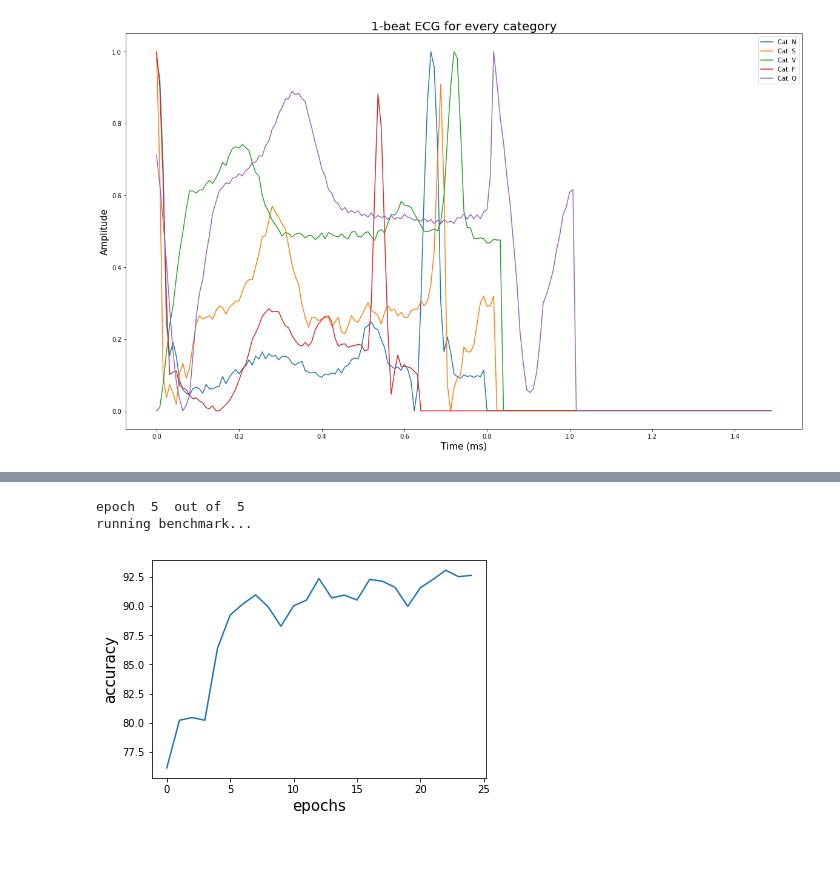
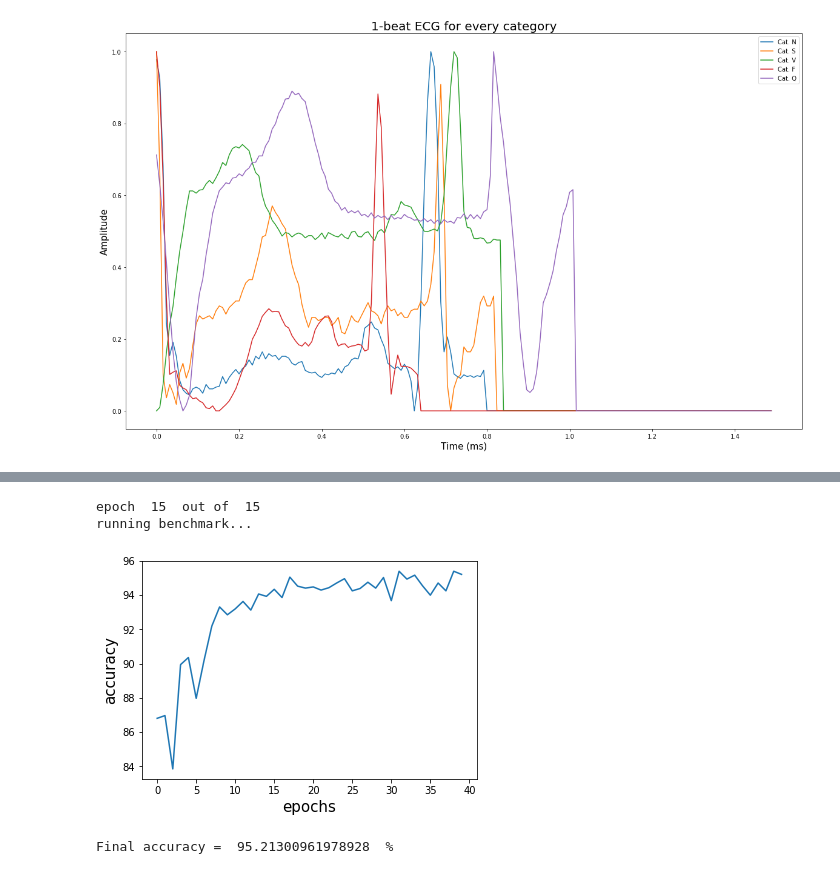
Before and after one commit to Mayukhdeb/ECG-heartbeat-categorization, a Jupyter notebook: deep_learning_on_ECG.ipynb, the cells around one changed output, grey strips where cells are left out. Drawn from its saved outputs; the diff is of its cells as text; code cells hidden in the pictures.

```diff
--- a/deep_learning_on_ECG.ipynb
+++ b/deep_learning_on_ECG.ipynb
@@ -222,26 +265,6 @@ Model(
 # %%
 optimizer = optim.Adam(ECGNet.parameters(), lr = 0.001)
+scheduler = StepLR(optimizer, step_size=1, gamma=0.99)  # lr decreases by 10% aftr every epoch
 losses = []
-scheduler = StepLR(optimizer, step_size=1, gamma=0.98)  # lr decreases by 10% aftr every epoch
 val_losses = []
 accuracies = []
-# %%
-def calculate_accuracy_on_validation_set(val_loader):
-    print("running benchmark...")
-    with torch.no_grad():
-
-        total = 0
-        correct = 0
-        for x_val, y_val in val_loader:
-            total+= 1
-            y_val =  y_val.unsqueeze(1)
-            y_val =  y_val.float()
-
-            pred = ECGNet(x_val)  # pred
-
-            if -0.35 < (pred.item() - y_val.item())< 0.35:
-                correct +=1
-
-        acc = (correct/total)*100
-
-        return acc
@@ -248,4 +275,19 @@ def calculate_accuracy_on_validation_set(val_loader):
 # %%
+def calculate_accuracy_on_validation_set(val_loader):
+    print("running benchmark...")
+    with torch.no_grad():
+        total = 0
+        correct = 0
+        for x_val, y_val in val_loader:
+            total+= 1
+            y_val =  y_val.unsqueeze(1)
+            y_val =  y_val.float()
+            pred = ECGNet(x_val)  # pred
+            if -0.4 < (pred.item() - y_val.item())< 0.4:
+                correct +=1
+        acc = (correct/total)*100
+        return acc
+
 
 def train_step(x, y):
         optimizer.zero_grad()
@@ -287,12 +329,14 @@ def train(epochs):
     plt.xlabel("epochs", fontsize = 15)
     plt.ylabel("accuracy", fontsize=15)
     plt.show()
+    print ("Final accuracy = ", accuracies[-1], " %")
 # %%
-train(5)
+train(15)
 # %% [output]
-epoch  5  out of  5
+epoch  15  out of  15
 running benchmark...
-[figure, old version]
+[figure, new version]
+Final accuracy =  95.21300961978928  %
 # %%
 vis_loss_multi_colors(losses, val_losses)
 # %% [output]
```
Also changed, not shown: parts of 25 cells of this notebook.
